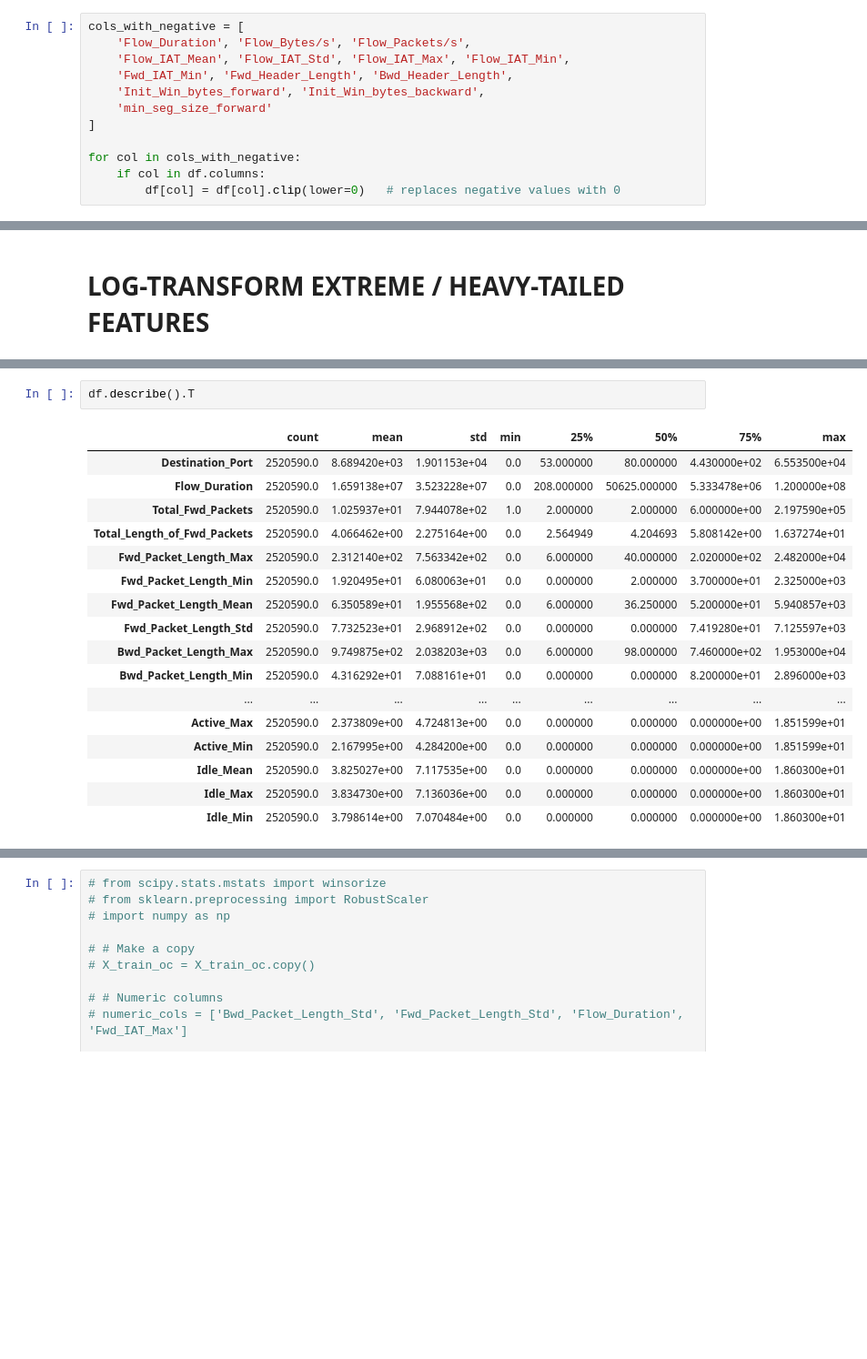
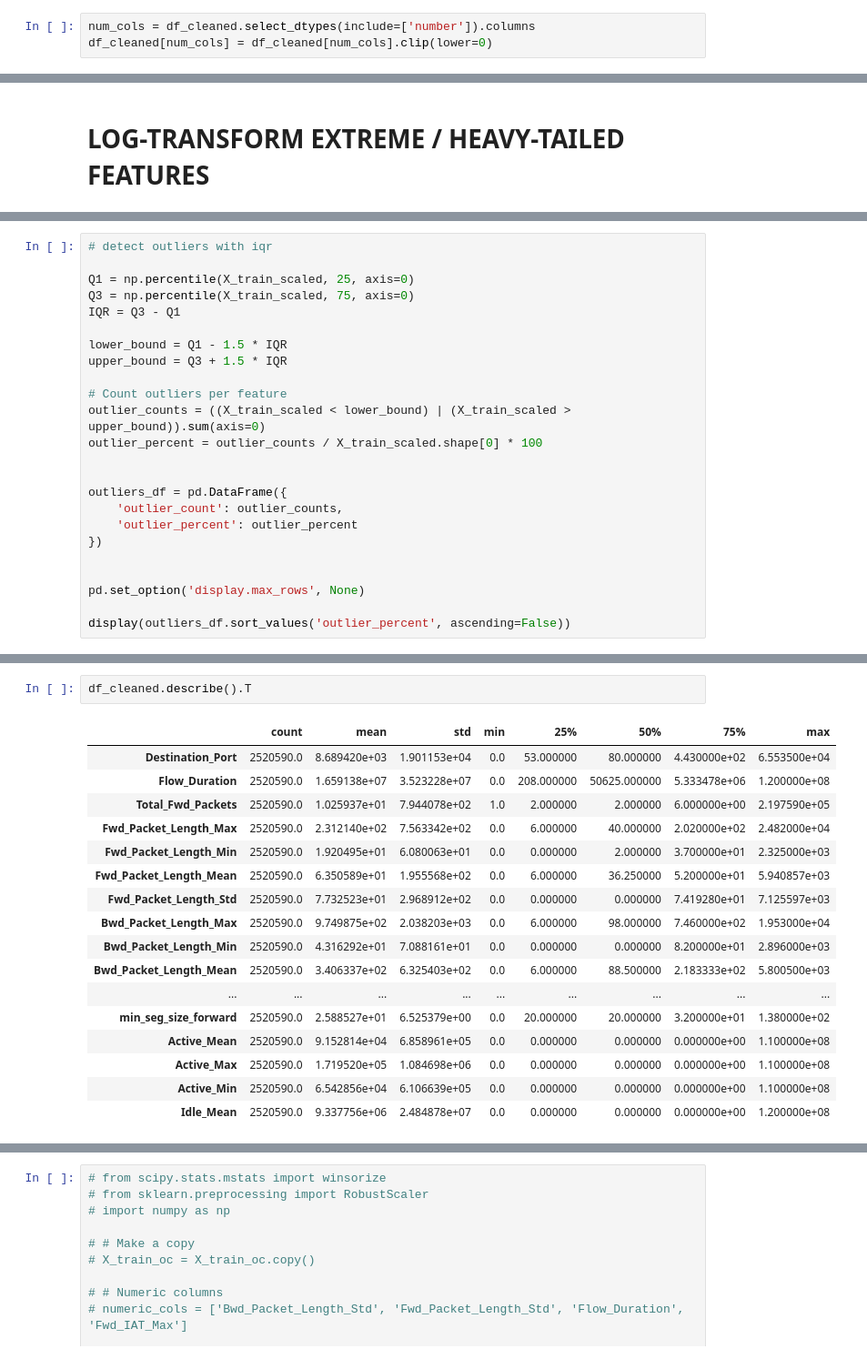
Before and after one commit to nourhan-osama8/IDS_AI, a Jupyter notebook: GP_CICIDs.ipynb, the cells around one changed output, grey strips where cells are left out. Shown at 91% size. Cells and saved outputs as stored; diff of their text form; blank space fills up the shorter version.

```diff
--- a/GP_CICIDs.ipynb
+++ b/GP_CICIDs.ipynb
@@ -111,14 +174,5 @@ df.describe().T
 # %% [markdown]
 # CLEAN NEGATIVE AND CORRUPT VALUES
 # %%
-cols_with_negative = [
-    'Flow_Duration', 'Flow_Bytes/s', 'Flow_Packets/s',
-    'Flow_IAT_Mean', 'Flow_IAT_Std', 'Flow_IAT_Max', 'Flow_IAT_Min',
-    'Fwd_IAT_Min', 'Fwd_Header_Length', 'Bwd_Header_Length',
-    'Init_Win_bytes_forward', 'Init_Win_bytes_backward',
-    'min_seg_size_forward'
-]
-
-for col in cols_with_negative:
-    if col in df.columns:
-        df[col] = df[col].clip(lower=0)   # replaces negative values with 0
+num_cols = df_cleaned.select_dtypes(include=['number']).columns
+df_cleaned[num_cols] = df_cleaned[num_cols].clip(lower=0)
@@ -179,0 +224,24 @@ X_test_scaled: (378089, 52)
+# %%
+# detect outliers with iqr
+
+Q1 = np.percentile(X_train_scaled, 25, axis=0)
+Q3 = np.percentile(X_train_scaled, 75, axis=0)
+IQR = Q3 - Q1
+
+lower_bound = Q1 - 1.5 * IQR
+upper_bound = Q3 + 1.5 * IQR
+
+# Count outliers per feature
+outlier_counts = ((X_train_scaled < lower_bound) | (X_train_scaled > upper_bound)).sum(axis=0)
+outlier_percent = outlier_counts / X_train_scaled.shape[0] * 100
+
+
+outliers_df = pd.DataFrame({
+    'outlier_count': outlier_counts,
+    'outlier_percent': outlier_percent
+})
+
+
+pd.set_option('display.max_rows', None)
+
+display(outliers_df.sort_values('outlier_percent', ascending=False))
@@ -180,21 +266,21 @@ X_test_scaled: (378089, 52)
 # %%
-df.describe().T
+df_cleaned.describe().T
 # %% [output]
 |  | count | mean | std | min | 25% | 50% | 75% | max |
 | Destination_Port | 2520590.0 | 8.689420e+03 | 1.901153e+04 | 0.0 | 53.000000 | 80.000000 | 4.430000e+02 | 6.553500e+04 |
 | Flow_Duration | 2520590.0 | 1.659138e+07 | 3.523228e+07 | 0.0 | 208.000000 | 50625.000000 | 5.333478e+06 | 1.200000e+08 |
 | Total_Fwd_Packets | 2520590.0 | 1.025937e+01 | 7.944078e+02 | 1.0 | 2.000000 | 2.000000 | 6.000000e+00 | 2.197590e+05 |
-| Total_Length_of_Fwd_Packets | 2520590.0 | 4.066462e+00 | 2.275164e+00 | 0.0 | 2.564949 | 4.204693 | 5.808142e+00 | 1.637274e+01 |
 | Fwd_Packet_Length_Max | 2520590.0 | 2.312140e+02 | 7.563342e+02 | 0.0 | 6.000000 | 40.000000 | 2.020000e+02 | 2.482000e+04 |
 | Fwd_Packet_Length_Min | 2520590.0 | 1.920495e+01 | 6.080063e+01 | 0.0 | 0.000000 | 2.000000 | 3.700000e+01 | 2.325000e+03 |
 | Fwd_Packet_Length_Mean | 2520590.0 | 6.350589e+01 | 1.955568e+02 | 0.0 | 6.000000 | 36.250000 | 5.200000e+01 | 5.940857e+03 |
 | Fwd_Packet_Length_Std | 2520590.0 | 7.732523e+01 | 2.968912e+02 | 0.0 | 0.000000 | 0.000000 | 7.419280e+01 | 7.125597e+03 |
 | Bwd_Packet_Length_Max | 2520590.0 | 9.749875e+02 | 2.038203e+03 | 0.0 | 6.000000 | 98.000000 | 7.460000e+02 | 1.953000e+04 |
 | Bwd_Packet_Length_Min | 2520590.0 | 4.316292e+01 | 7.088161e+01 | 0.0 | 0.000000 | 0.000000 | 8.200000e+01 | 2.896000e+03 |
+| Bwd_Packet_Length_Mean | 2520590.0 | 3.406337e+02 | 6.325403e+02 | 0.0 | 6.000000 | 88.500000 | 2.183333e+02 | 5.800500e+03 |
 | ... | ... | ... | ... | ... | ... | ... | ... | ... |
-| Active_Max | 2520590.0 | 2.373809e+00 | 4.724813e+00 | 0.0 | 0.000000 | 0.000000 | 0.000000e+00 | 1.851599e+01 |
-| Active_Min | 2520590.0 | 2.167995e+00 | 4.284200e+00 | 0.0 | 0.000000 | 0.000000 | 0.000000e+00 | 1.851599e+01 |
-| Idle_Mean | 2520590.0 | 3.825027e+00 | 7.117535e+00 | 0.0 | 0.000000 | 0.000000 | 0.000000e+00 | 1.860300e+01 |
-| Idle_Max | 2520590.0 | 3.834730e+00 | 7.136036e+00 | 0.0 | 0.000000 | 0.000000 | 0.000000e+00 | 1.860300e+01 |
-| Idle_Min | 2520590.0 | 3.798614e+00 | 7.070484e+00 | 0.0 | 0.000000 | 0.000000 | 0.000000e+00 | 1.860300e+01 |
+| min_seg_size_forward | 2520590.0 | 2.588527e+01 | 6.525379e+00 | 0.0 | 20.000000 | 20.000000 | 3.200000e+01 | 1.380000e+02 |
+| Active_Mean | 2520590.0 | 9.152814e+04 | 6.858961e+05 | 0.0 | 0.000000 | 0.000000 | 0.000000e+00 | 1.100000e+08 |
+| Active_Max | 2520590.0 | 1.719520e+05 | 1.084698e+06 | 0.0 | 0.000000 | 0.000000 | 0.000000e+00 | 1.100000e+08 |
+| Active_Min | 2520590.0 | 6.542856e+04 | 6.106639e+05 | 0.0 | 0.000000 | 0.000000 | 0.000000e+00 | 1.100000e+08 |
+| Idle_Mean | 2520590.0 | 9.337756e+06 | 2.484878e+07 | 0.0 | 0.000000 | 0.000000 | 0.000000e+00 | 1.200000e+08 |
 # %%
```
Also changed, not shown: parts of 35 cells of this notebook.
